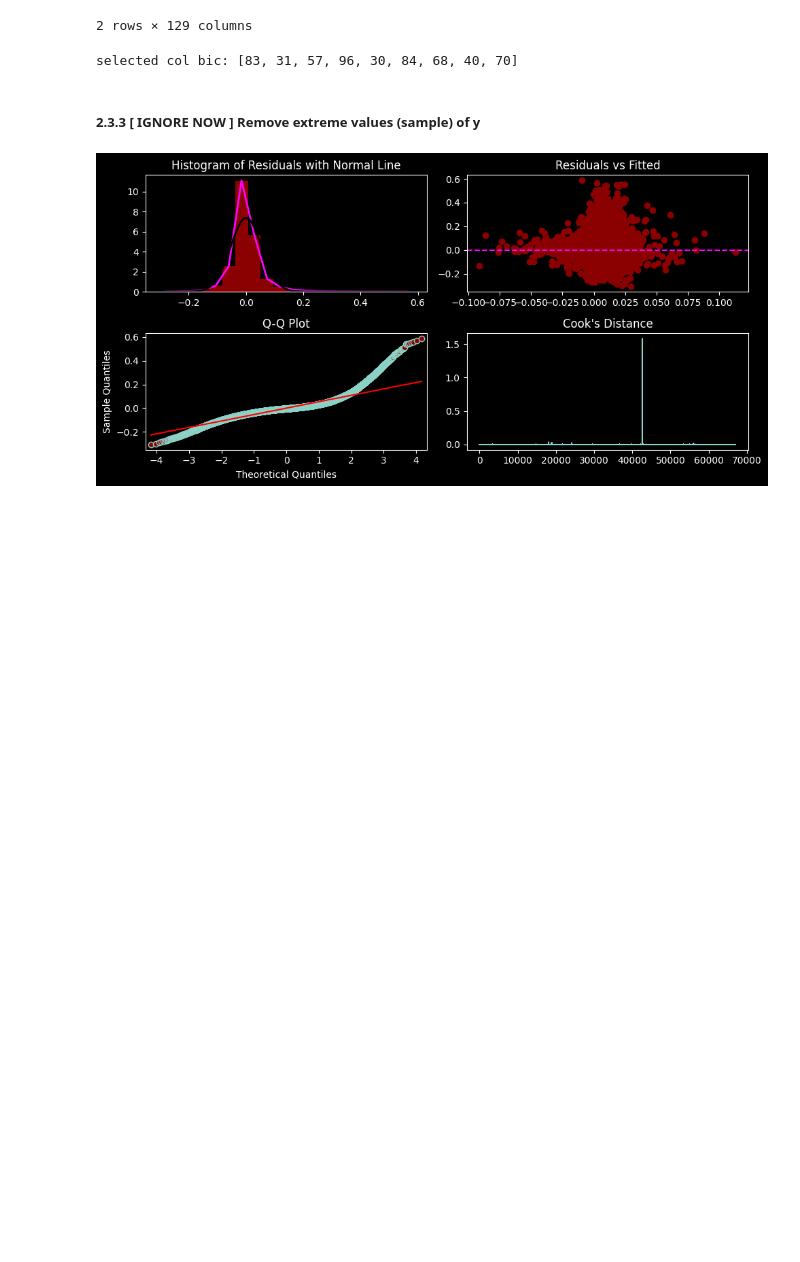
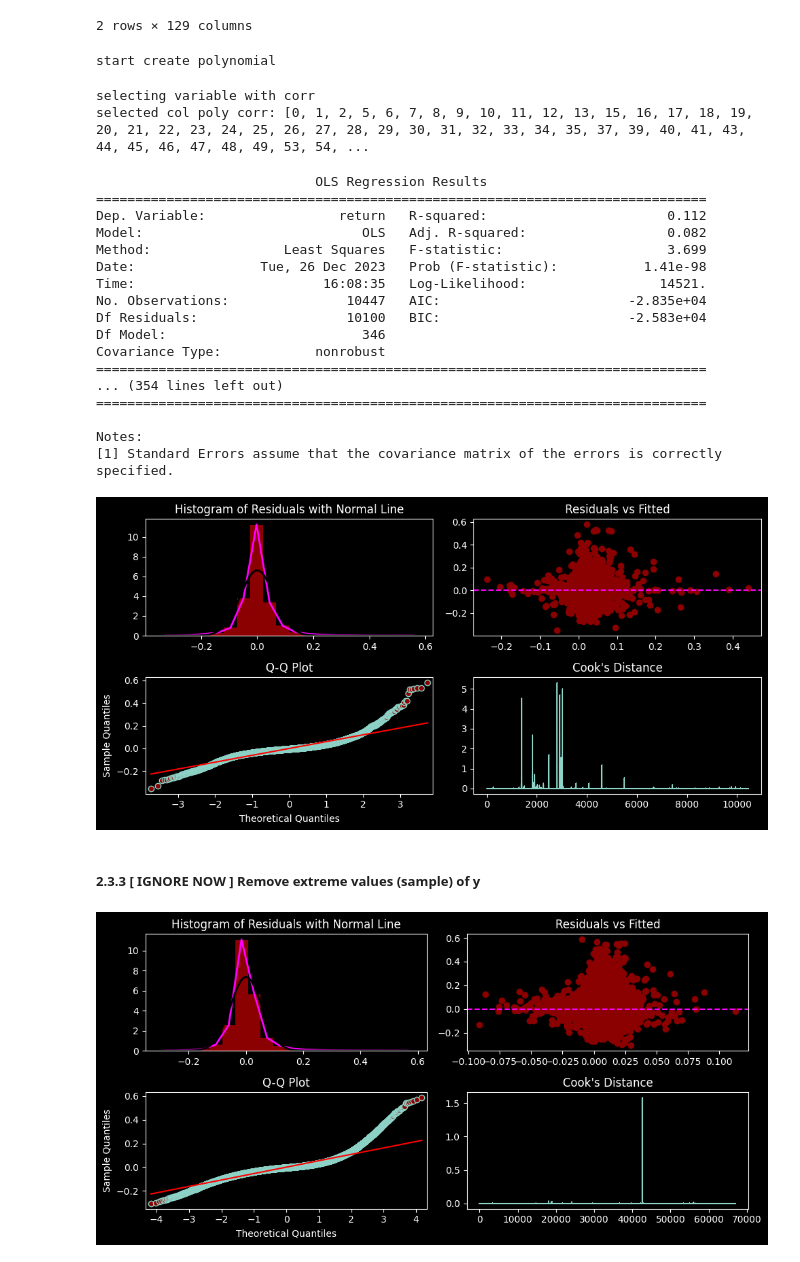
Before and after one commit to KJJHHH/Build-Portfolio, a Jupyter notebook: TEJ_portfolio/TEJ_Reg_Analysis.ipynb, the cells around one changed output. Saved outputs shown, nothing was run; the diff lists cells and outputs as text; code cells hidden in the pictures; blank space fills up the shorter version.

```diff
--- a/TEJ_portfolio/TEJ_Reg_Analysis.ipynb
+++ b/TEJ_portfolio/TEJ_Reg_Analysis.ipynb
@@ -504,4 +500,0 @@ Industry_Eng
-# %%
-# fit linear
-linear_reg = fit_linear(sm.add_constant(X_train), y_train)
-print(linear_reg.summary())
@@ -570,0 +542,9 @@ X_poly_selected_corr.shape
+# %%
+X_poly = fe.transform_poly(X_scale_winsor)
+# %% [output]
+start create polynomial
+# %%
+X_selected_corr, selected_col = fe.selected_pearsonr(X_poly, y_train)
+# %% [output]
+selecting variable with corr
+selected col poly corr: [0, 1, 2, 5, 6, 7, 8, 9, 10, 11, 12, 13, 15, 16, 17, 18, 19, 20, 21, 22, 23, 24, 25, 26, 27, 28, 29, 30, 31, 32, 33, 34, 35, 37, 39, 40, 41, 43, 44, 45, 46, 47, 48, 49, 53, 54, ...
@@ -574,14 +561,31 @@ X_pca.shape
 # %%
-"""
-X_selected_bic = fe.selected_bic(X_pca, y_train)
+X_selected_bic, selected_col = fe.selected_bic(X_pca, y_train)
 """
 X_selected_bic = X_pca[:, [83, 31, 57, 96, 30, 84, 68, 40, 70]]
+"""
-# %% [output]
-selected col bic: [83, 31, 57, 96, 30, 84, 68, 40, 70]
 # %%
-linear = fit_linear(sm.add_constant(X_selected_bic), y_train)
+linear = build_ols(sm.add_constant(X_pca), y_train)
 print(linear.summary())
 graphic_diagnostic(linear)
+# %% [output]
+                            OLS Regression Results
+==============================================================================
+Dep. Variable:                 return   R-squared:                       0.112
+Model:                            OLS   Adj. R-squared:                  0.082
+Method:                 Least Squares   F-statistic:                     3.699
+Date:                Tue, 26 Dec 2023   Prob (F-statistic):           1.41e-98
+Time:                        16:08:35   Log-Likelihood:                 14521.
+No. Observations:               10447   AIC:                        -2.835e+04
+Df Residuals:                   10100   BIC:                        -2.583e+04
+Df Model:                         346
+Covariance Type:            nonrobust
+==============================================================================
+... (354 lines left out)
+==============================================================================
+
+Notes:
+[1] Standard Errors assume that the covariance matrix of the errors is correctly specified.
+[figure, added]
 # %% [markdown]
 ##### 2.3.3 [ IGNORE NOW ] Remove extreme values (sample) of y
 # %%
```
Also changed, not shown: parts of 59 cells of this notebook, 2 other files.
